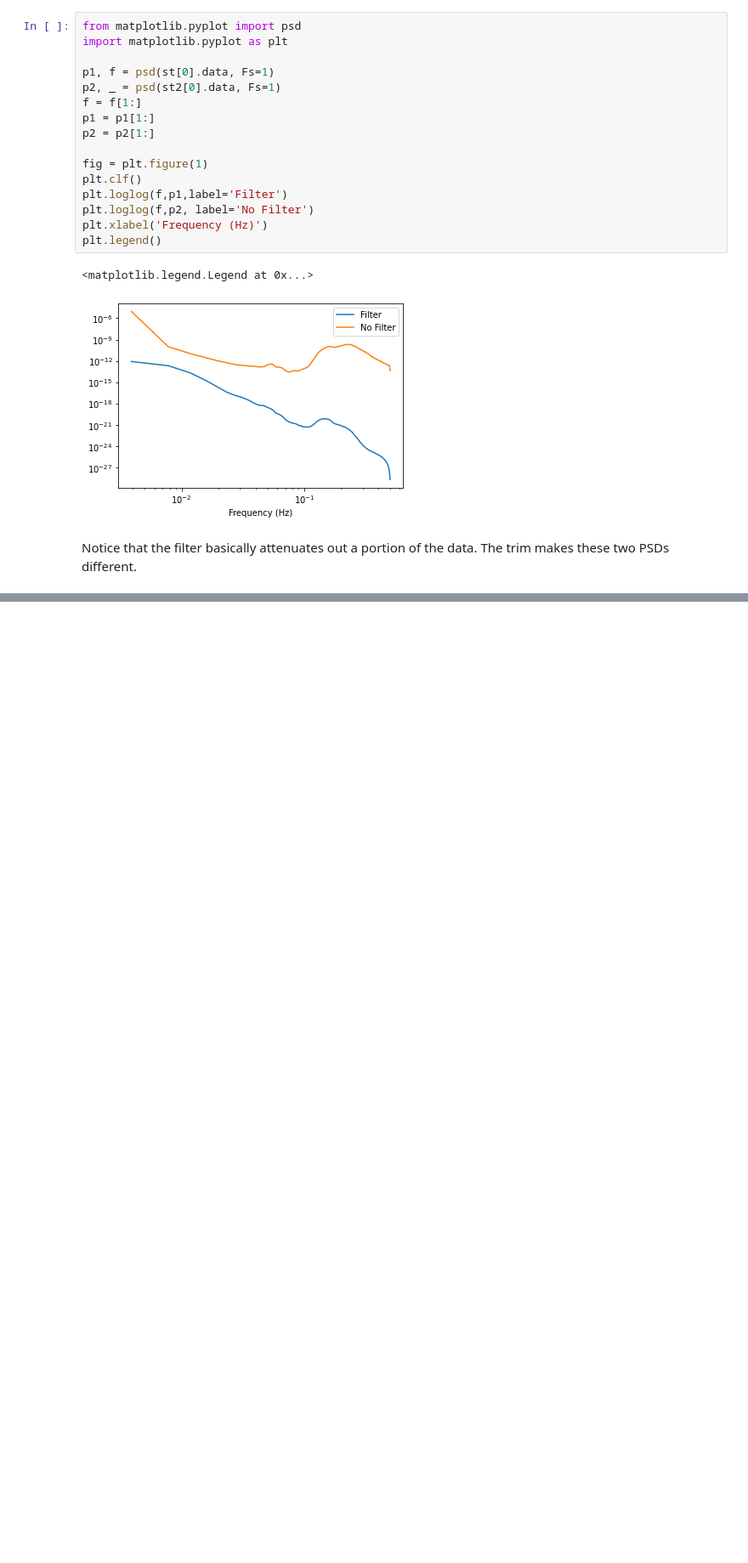
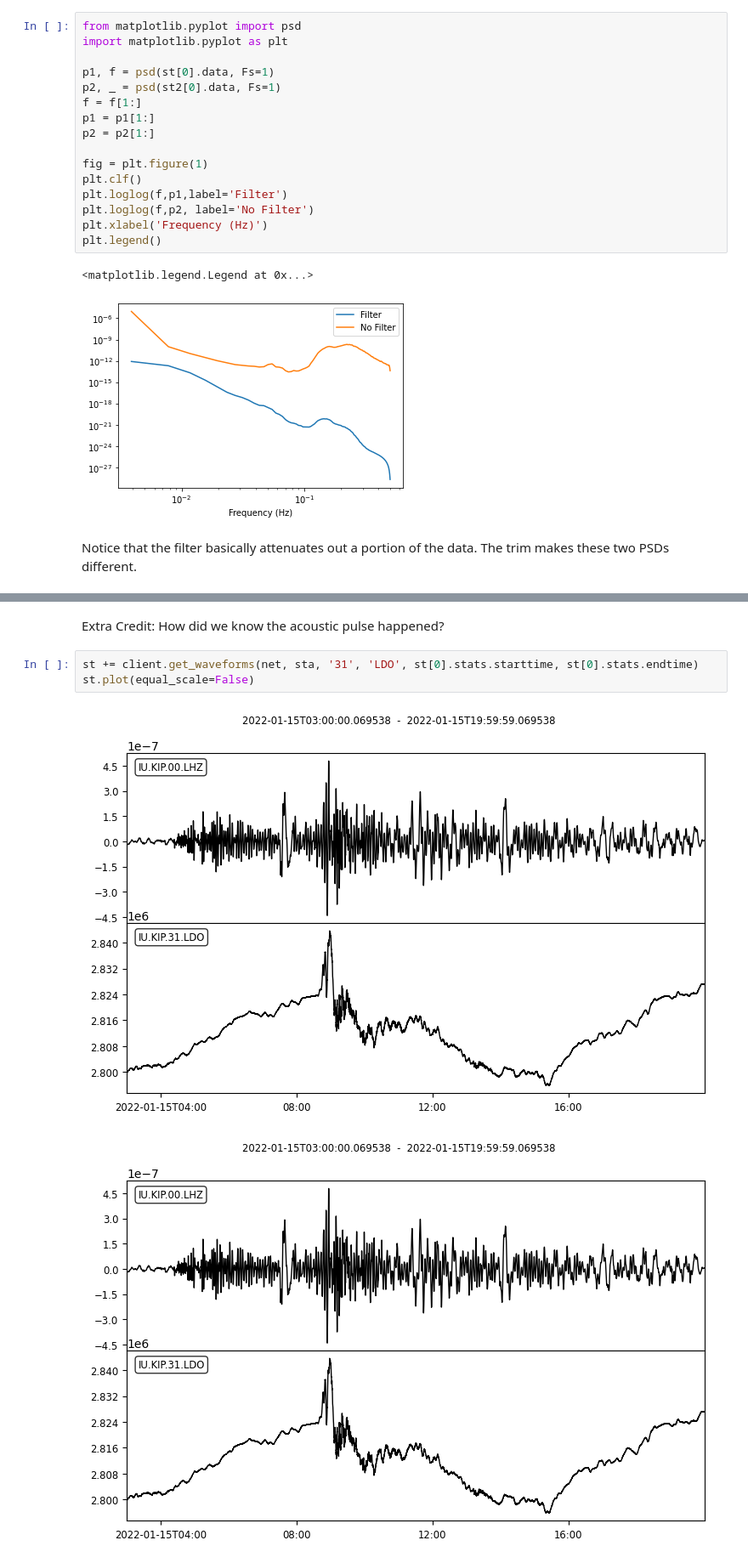
Before and after one commit to aringler-usgs/IRIS_2022, a Jupyter notebook: exercises.ipynb, the cells around one changed output, grey strips where cells are left out. Shown at 85% size. Drawn from its saved outputs; the diff is of its cells as text; blank space fills up the shorter version.

```diff
--- a/exercises.ipynb
+++ b/exercises.ipynb
@@ -163,3 +163,11 @@ We grabbed metadata and used it to remove the response
 We applied a filter to look at data in a specific frequency band.
 
 REMEMBER: seismologists like to look at fast things (high-frequency events), slow things (Earth tides), big things (buildings shaking), and small things (the hum of the Earth from the oceans).  So filtering is key!
+# %% [markdown]
+Extra Credit: How did we know the acoustic pulse happened?
+# %%
+st += client.get_waveforms(net, sta, '31', 'LDO', st[0].stats.starttime, st[0].stats.endtime)
+st.plot(equal_scale=False)
+# %% [output]
+[figure, added]
+[figure, added]
```
Also changed, not shown: parts of 4 cells of this notebook.
